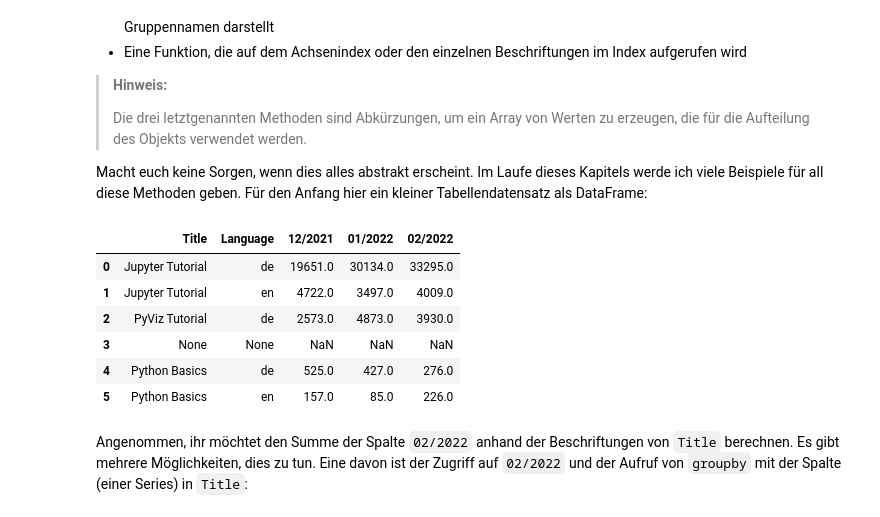
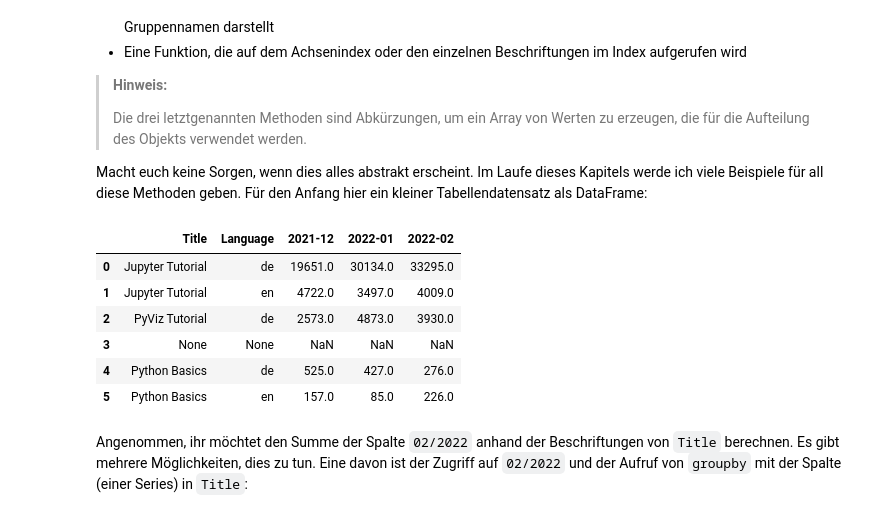
Before and after one commit to cusyio/Python4DataScience-de, a Jupyter notebook: docs/workspace/pandas/group-operations.ipynb, the cells around one changed output. Drawn from its saved outputs; the diff is of its cells as text; code cells hidden in the pictures.

Commit message:
Add more pandas group operations

```diff
--- a/docs/workspace/pandas/group-operations.ipynb
+++ b/docs/workspace/pandas/group-operations.ipynb
@@ -23,20 +26,18 @@ Macht euch keine Sorgen, wenn dies alles abstrakt erscheint. Im Laufe dieses Kap
 # %%
-import pandas as pd
-
 df = pd.DataFrame({'Title' : ['Jupyter Tutorial',
                               'Jupyter Tutorial',
                               'PyViz Tutorial',
                               None,
                               'Python Basics',
                               'Python Basics'],
                    'Language' : ['de', 'en', 'de',  None, 'de', 'en'],
-                   '12/2021' : [19651,4722,2573,None,525,157],
-                   '01/2022' : [30134,3497,4873,None,427,85],
-                   '02/2022' : [33295,4009,3930,None,276,226]})
+                   '2021-12' : [19651,4722,2573,None,525,157],
+                   '2022-01' : [30134,3497,4873,None,427,85],
+                   '2022-02' : [33295,4009,3930,None,276,226]})
 
 df
 # %% [output]
-|  | Title | Language | 12/2021 | 01/2022 | 02/2022 |
+|  | Title | Language | 2021-12 | 2022-01 | 2022-02 |
 | 0 | Jupyter Tutorial | de | 19651.0 | 30134.0 | 33295.0 |
 | 1 | Jupyter Tutorial | en | 4722.0 | 3497.0 | 4009.0 |
 | 2 | PyViz Tutorial | de | 2573.0 | 4873.0 | 3930.0 |
```
Also changed, not shown: parts of 43 cells of this notebook.
